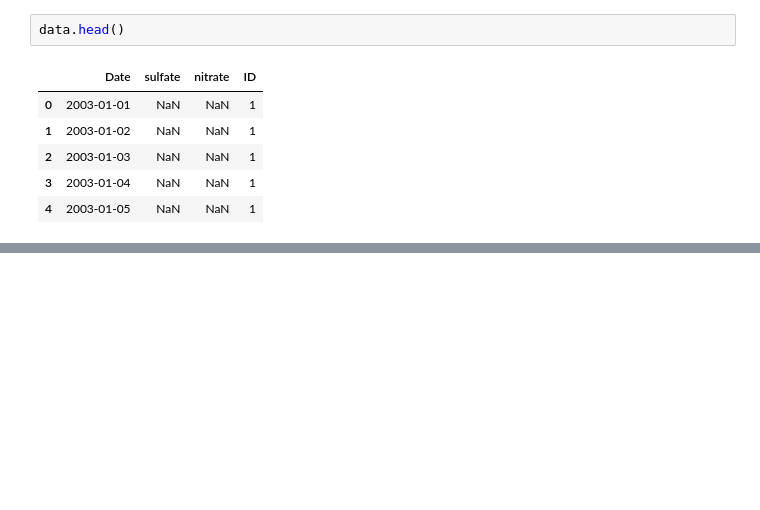
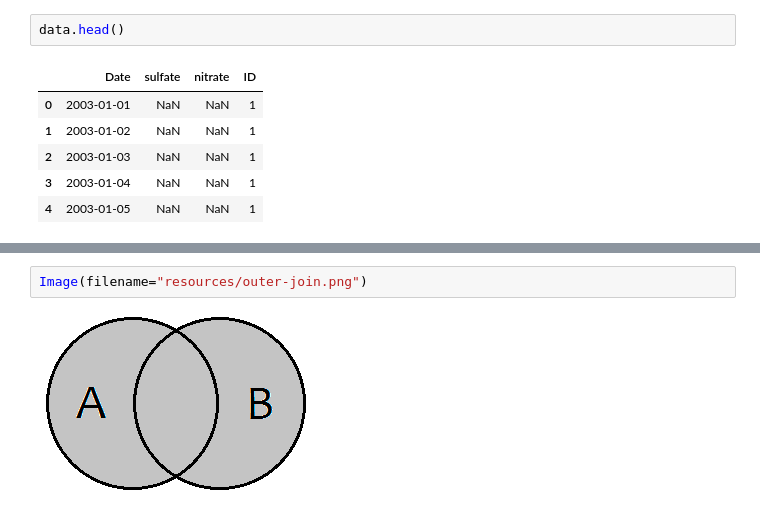
Before and after one commit to CarlosG4rc/ml-curso, a Jupyter notebook: Uno/T2 - 4 - Data Cleaning - Concatenación de datos.ipynb, the cells around one changed output, grey strips where cells are left out. Drawn from its saved outputs; the diff is of its cells as text; blank space fills up the shorter version.

```diff
--- a/Uno/T2 - 4 - Data Cleaning - Concatenación de datos.ipynb
+++ b/Uno/T2 - 4 - Data Cleaning - Concatenación de datos.ipynb
@@ -153,0 +338,4 @@ data.head()
+# %%
+Image(filename="resources/outer-join.png")
+# %% [output]
+[figure, added]
```
Also changed, not shown: parts of 39 cells of this notebook.
